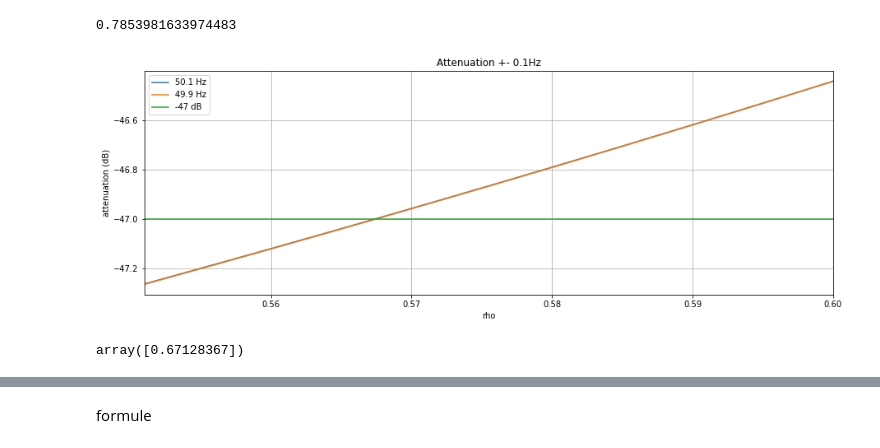
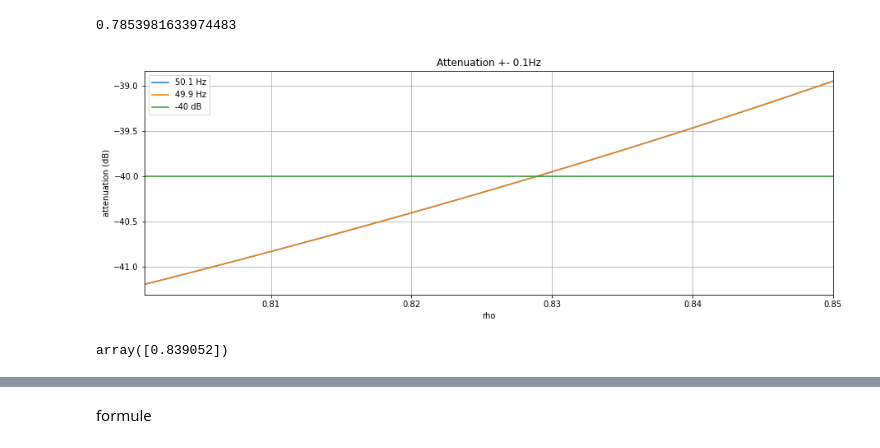
Before and after one commit to lionelGoffaux/tp_signal, a Jupyter notebook: lab3.ipynb, the cells around one changed output, grey strips where cells are left out. Cells and saved outputs as stored; diff of their text form; code cells hidden in the pictures.

```diff
--- a/lab3.ipynb
+++ b/lab3.ipynb
@@ -138,30 +138,30 @@ theta
 # %%
 res = np.ndarray((0, 4))
 
-for rho in np.arange(0.60, 0.55, -0.001):
+for rho in np.arange(0.85, 0.8, -0.001):
     b = [1, -2*np.cos(theta), 1]
     a = [1, -2*rho*np.cos(theta), rho**2]
 
     w, h  = sgl.freqz(b, a, worN=[(fp)/fe*2*np.pi, (fp-0.1)/fe*2*np.pi, (fp+0.1)/fe*2*np.pi])
     #print(np.round(rho, 2), utils.to_db(h))
     h = utils.to_db(h).reshape((h.shape[0], 1))
     resl = np.transpose(np.concatenate(([[rho]], h)))
     res = np.concatenate((res, resl))
 
 plt.figure(figsize=(15, 5))
 plt.plot(res[:, 0], res[:, -1], label='50.1 Hz')
 plt.plot(res[:, 0], res[:, -2], label='49.9 Hz')
-plt.plot(res[:, 0], np.ones(res[:, 0].shape)*-47, label='-47 dB')
+plt.plot(res[:, 0], np.ones(res[:, 0].shape)*-40, label='-40 dB')
 plt.title('Attenuation +- 0.1Hz')
 plt.xlabel('rho')
 plt.ylabel('attenuation (dB)')
 plt.margins(x=0)
 plt.legend()
 plt.grid()
 # %% [output]
-[figure, old version]
+[figure, new version]
 # %%
-rho = 0.56
+rho = 0.82
 b = [1, -2*np.cos(theta), 1]
 a = [1, -2*rho*np.cos(theta), rho**2]
 
@@ -170,7 +170,7 @@ A120 = abs(A120)
 k_found = 1/A120
 k_found
 # %% [output]
-array([0.67128367])
+array([0.839052])
 # %%
 b = np.array([1, -2*np.cos(theta), 1])*k_found
 a = [1, -2*rho*np.cos(theta), rho**2]
```
Also changed, not shown: parts of 6 cells of this notebook, 7 other files.
